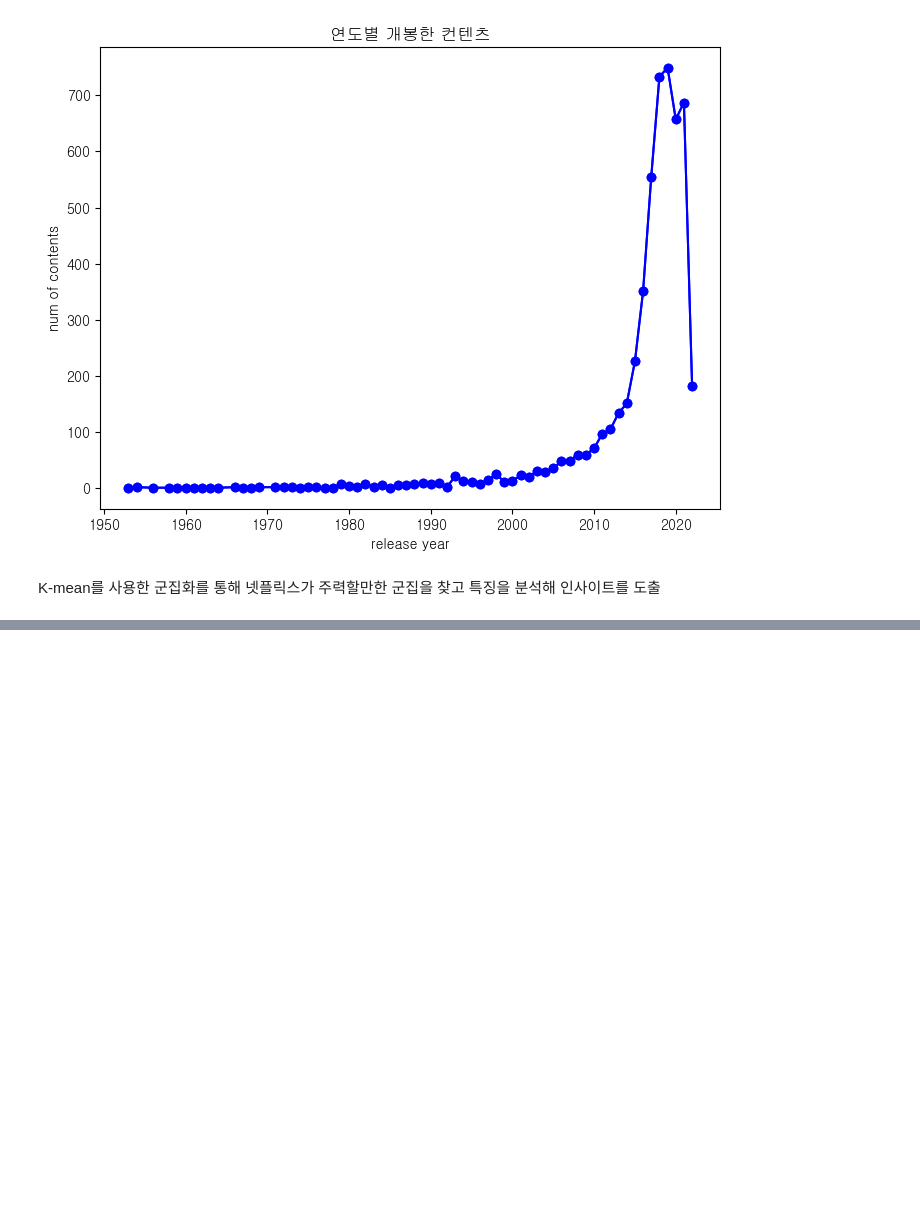
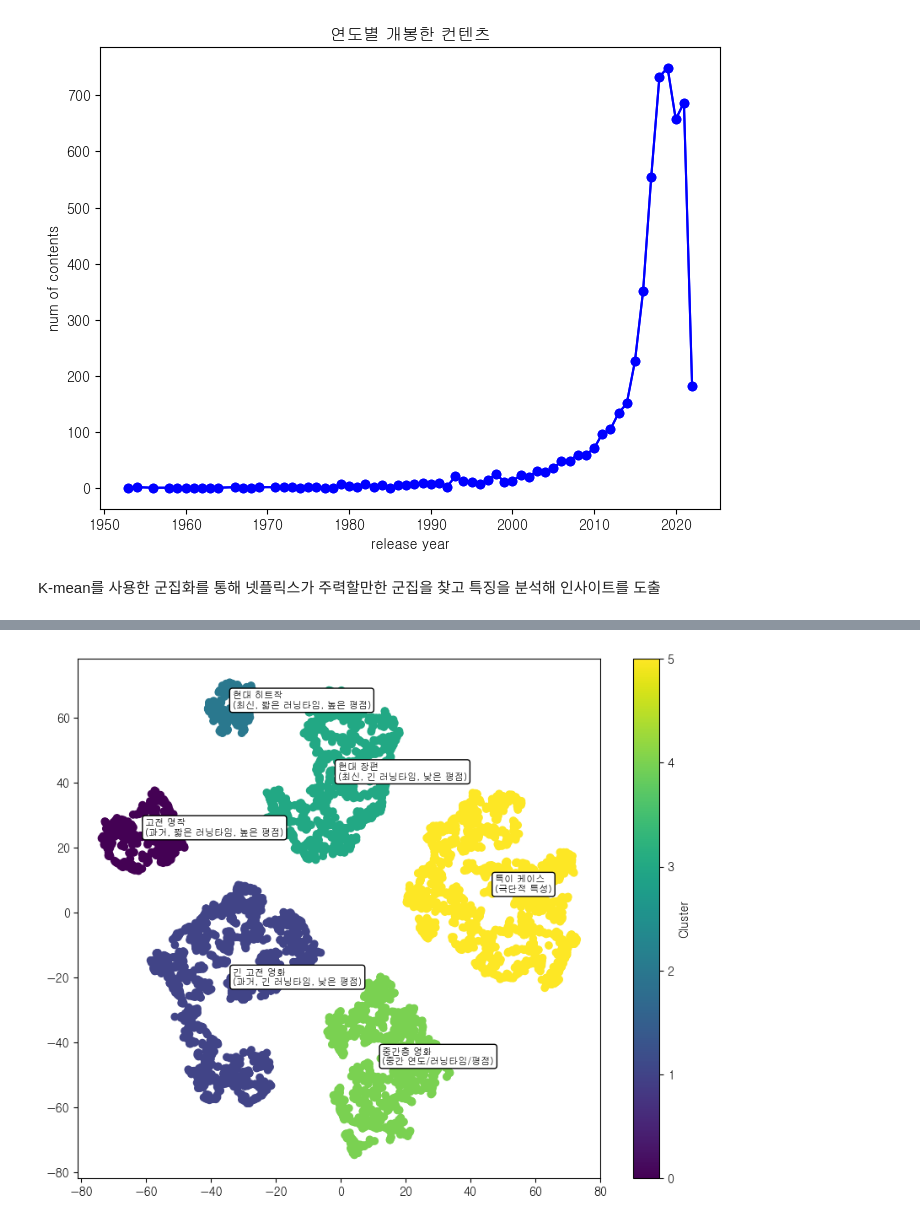
Before and after one commit to karl21-02/netflix_data_analysis, a Jupyter notebook: NetflixTVShowsAndMovies.ipynb, the cells around one changed output, grey strips where cells are left out. Saved outputs shown, nothing was run; the diff lists cells and outputs as text; code cells hidden in the pictures; blank space fills up the shorter version.

```diff
--- a/NetflixTVShowsAndMovies.ipynb
+++ b/NetflixTVShowsAndMovies.ipynb
@@ -137,3 +137,5 @@ Text(0, 0.5, 'num of contents')
 [figure]
 # %% [markdown]
 K-mean를 사용한 군집화를 통해 넷플릭스가 주력할만한 군집을 찾고 특징을 분석해 인사이트를 도출
+# %%
+df_kmean = df[['release_year', 'runtime', 'imdb_score']]
@@ -139,0 +172,6 @@ K-mean를 사용한 군집화를 통해 넷플릭스가 주력할만한 군집
+# %%
+k = 6
+
+kmeans = KMeans(n_clusters=k, random_state=10)
+
+kmeans.fit(df_kmeans_scaler)
@@ -139,0 +180,2 @@ K-mean를 사용한 군집화를 통해 넷플릭스가 주력할만한 군집
+# %%
+df_kmeans_scaler['cluster'] = kmeans.fit_predict(df_kmeans_scaler)
@@ -139,0 +198,37 @@ K-mean를 사용한 군집화를 통해 넷플릭스가 주력할만한 군집
+# %%
+# pca와 t-SNE를 활용해 차원 축소 -> 표에 표현
+plt.figure(figsize=(10, 8))
+
+tsne = TSNE(n_components=2, random_state=85)
+df_kmeans_tsne = pd.DataFrame(tsne.fit_transform(df_kmeans_scaler))
+scatter = plt.scatter(
+    df_kmeans_tsne[0],
+    df_kmeans_tsne[1],
+    c = df_kmeans_scaler['cluster'],
+    cmap = 'viridis',
+)
+
+for k in range(6):
+    mask = df_kmeans_scaler['cluster'] == k
+    center_x = df_kmeans_tsne[mask][0].mean()
+    center_y = df_kmeans_tsne[mask][1].mean()
+
+    # 군집별 특성 설명
+    cluster_desc = {
+        0: "고전 명작\n(과거, 짧은 러닝타임, 높은 평점)",
+        1: "긴 고전 영화\n(과거, 긴 러닝타임, 낮은 평점)",
+        2: "현대 히트작\n(최신, 짧은 러닝타임, 높은 평점)",
+        3: "현대 장편\n(최신, 긴 러닝타임, 낮은 평점)",
+        4: "중간층 영화\n(중간 연도/러닝타임/평점)",
+        5: "특이 케이스\n(극단적 특성)"
+    }
+
+    # 레이블 추가
+    plt.annotate(f'{cluster_desc[k]}',
+                (center_x, center_y),
+                bbox=dict(boxstyle='round,pad=0.3', fc='white'),
+                fontsize=8)
+plt.colorbar(scatter, label="Cluster")
+plt.show()
+# %% [output]
+[figure, added]
```
Also changed, not shown: parts of 6 cells of this notebook, 2 other files.
